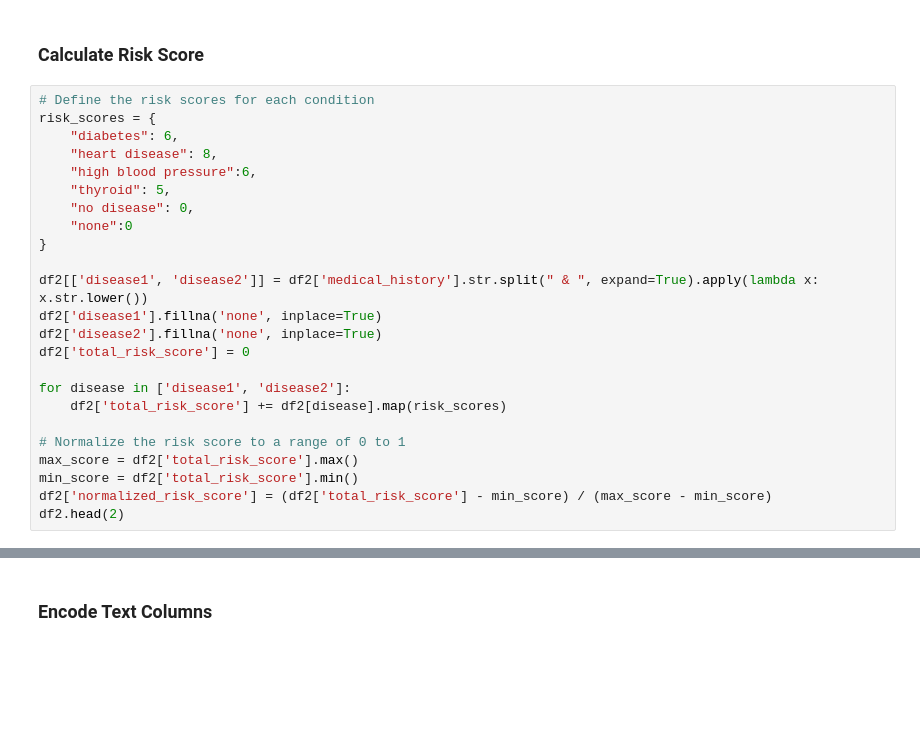
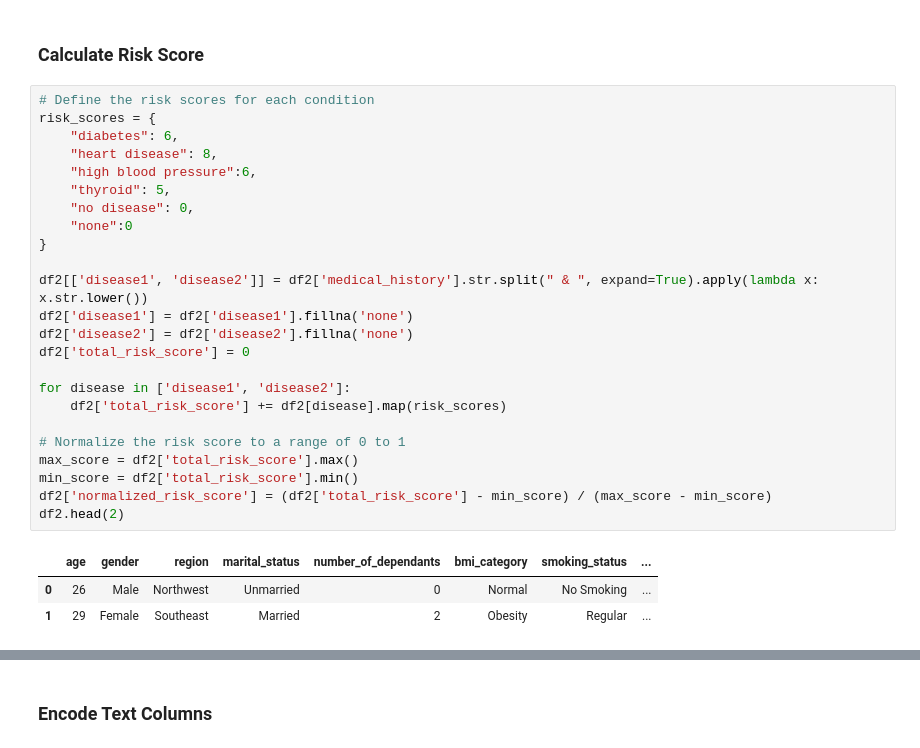
Before and after one commit to vishalsachan123/mlcb, a Jupyter notebook: premium_prediction/ml_premium_prediction.ipynb, the cells around one changed output, grey strips where cells are left out. Saved outputs shown, nothing was run; the diff lists cells and outputs as text; blank space fills up the shorter version.

```diff
--- a/premium_prediction/ml_premium_prediction.ipynb
+++ b/premium_prediction/ml_premium_prediction.ipynb
@@ -274,24 +340,28 @@ df2.head(2)
 # %%
 # Define the risk scores for each condition
 risk_scores = {
     "diabetes": 6,
     "heart disease": 8,
     "high blood pressure":6,
     "thyroid": 5,
     "no disease": 0,
     "none":0
 }
 
 df2[['disease1', 'disease2']] = df2['medical_history'].str.split(" & ", expand=True).apply(lambda x: x.str.lower())
-df2['disease1'].fillna('none', inplace=True)
-df2['disease2'].fillna('none', inplace=True)
+df2['disease1'] = df2['disease1'].fillna('none')
+df2['disease2'] = df2['disease2'].fillna('none')
 df2['total_risk_score'] = 0
 
 for disease in ['disease1', 'disease2']:
     df2['total_risk_score'] += df2[disease].map(risk_scores)
 
 # Normalize the risk score to a range of 0 to 1
 max_score = df2['total_risk_score'].max()
 min_score = df2['total_risk_score'].min()
 df2['normalized_risk_score'] = (df2['total_risk_score'] - min_score) / (max_score - min_score)
 df2.head(2)
+# %% [output]
+|  | age | gender | region | marital_status | number_of_dependants | bmi_category | smoking_status | ... |
+| 0 | 26 | Male | Northwest | Unmarried | 0 | Normal | No Smoking | ... |
+| 1 | 29 | Female | Southeast | Married | 2 | Obesity | Regular | ... |
```
Also changed, not shown: parts of 28 cells of this notebook.
